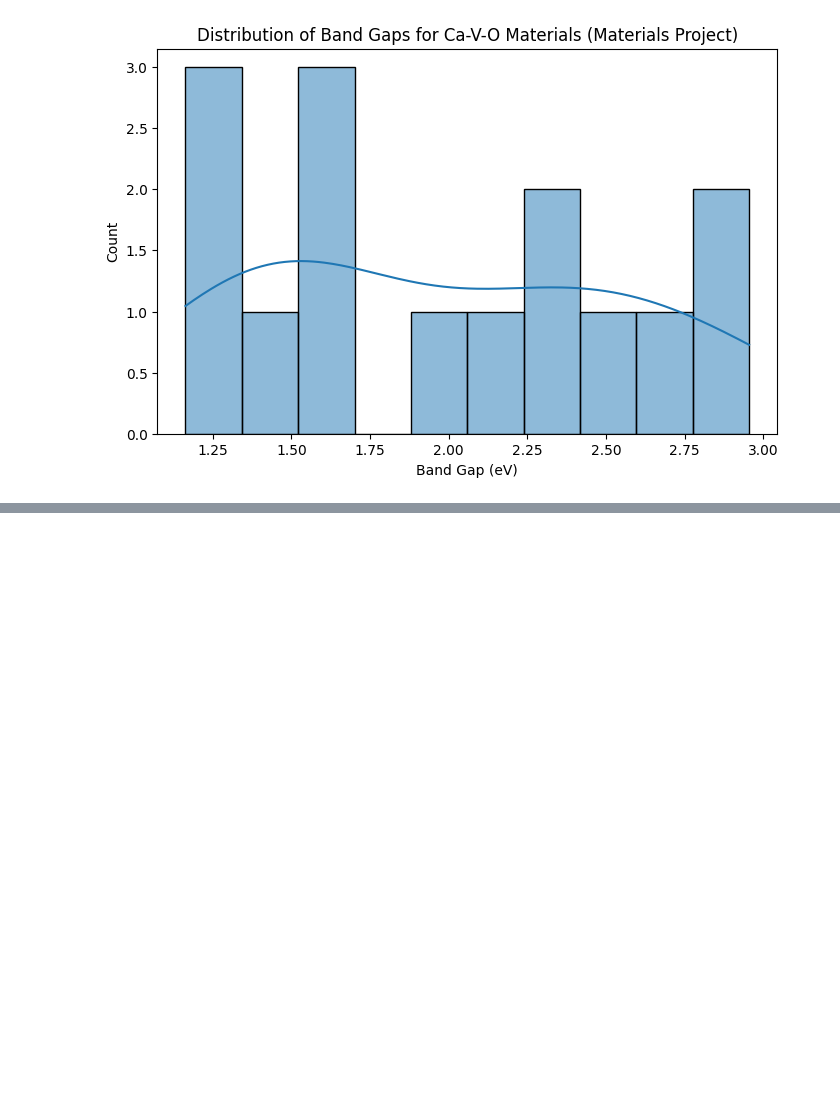
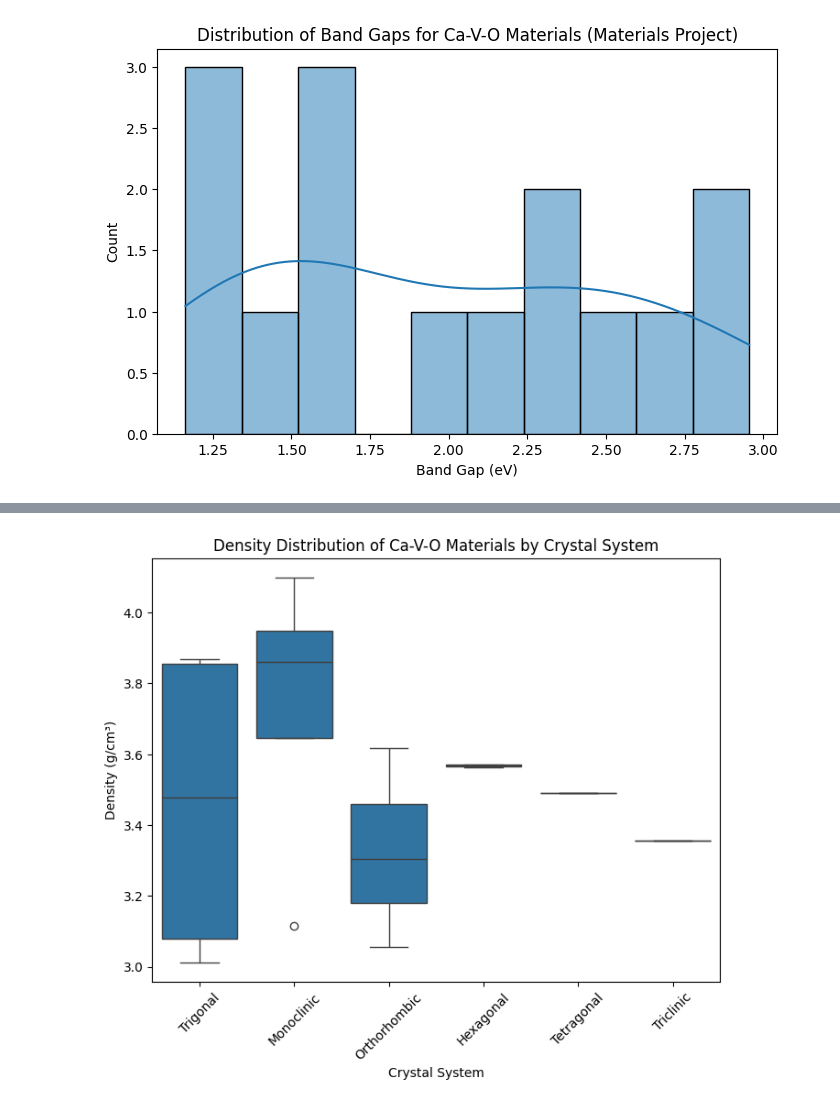
Before and after one commit to vmiranda4/materials-data-mining, a Jupyter notebook: tutorial/_build/jupyter_execute/data_mining/materials_scanning.ipynb, the cells around one changed output, grey strips where cells are left out. Cells and saved outputs as stored; diff of their text form; code cells hidden in the pictures; blank space fills up the shorter version.

```diff
--- a/tutorial/_build/jupyter_execute/data_mining/materials_scanning.ipynb
+++ b/tutorial/_build/jupyter_execute/data_mining/materials_scanning.ipynb
@@ -155,0 +211,14 @@ plt.show()
+# %%
+plt.figure(figsize=(8, 6))
+sns.boxplot(
+    data=df_mp,
+    x="crystal_system",
+    y="density"
+)
+plt.xlabel("Crystal System")
+plt.ylabel("Density (g/cm³)")
+plt.title("Density Distribution of Ca-V-O Materials by Crystal System")
+plt.xticks(rotation=45)
+plt.show()
+# %% [output]
+[figure, added]
```
Also changed, not shown: parts of 31 cells of this notebook, 12 other files.
